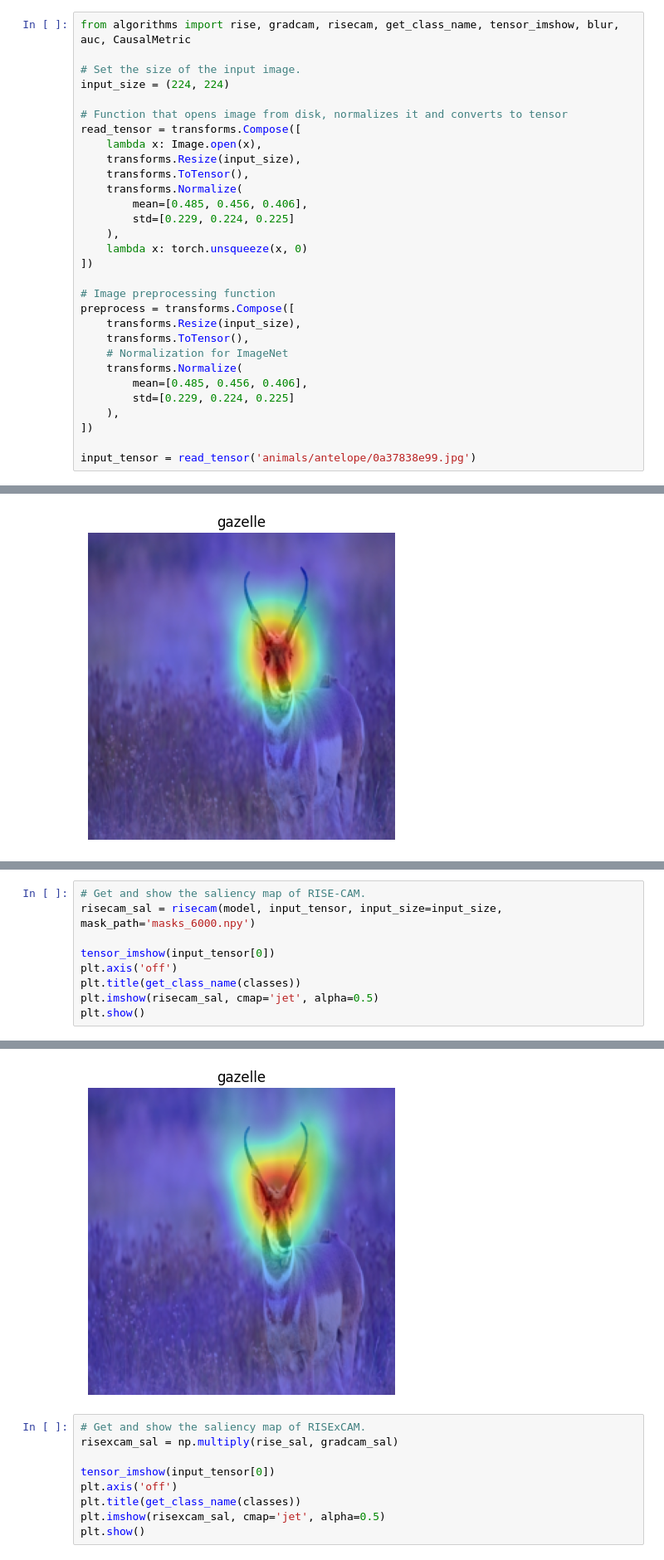
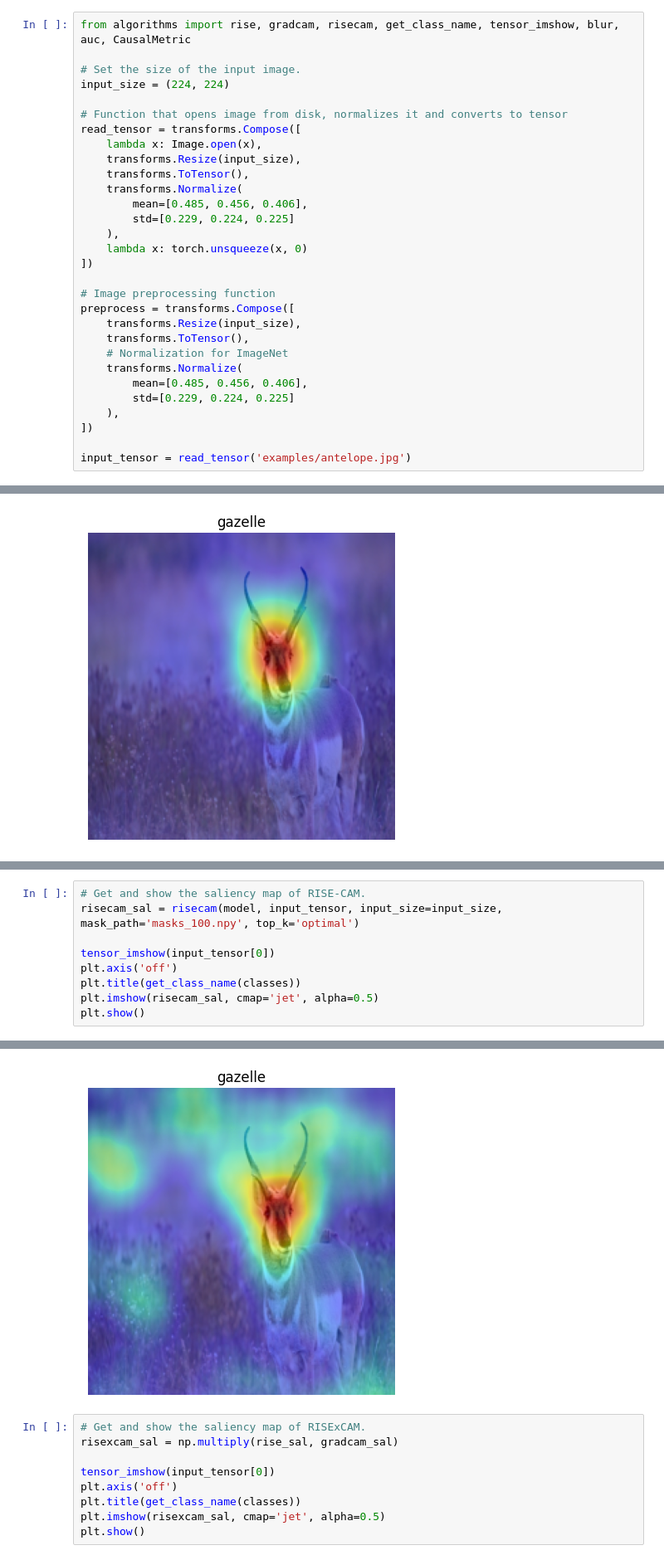
Before and after one commit to jerry2137/RISE-CAM, a Jupyter notebook: Evaluation_RISECAM_lite.ipynb, the cells around one changed output, grey strips where cells are left out. Shown at 83% size. Drawn from its saved outputs; the diff is of its cells as text.

```diff
--- a/Evaluation_RISECAM_lite.ipynb
+++ b/Evaluation_RISECAM_lite.ipynb
@@ -57,7 +57,7 @@ preprocess = transforms.Compose([
     ),
 ])
 
-input_tensor = read_tensor('animals/antelope/0a37838e99.jpg')
+input_tensor = read_tensor('examples/antelope.jpg')
 # %% [markdown]
 ### Load black-box model
 # %%
@@ -127,17 +127,17 @@ WARNING:root:no value was provided for `target_layer`, thus set to '0.layer4'.
 # %%
 # Get and show the saliency map of RISE-CAM.
-risecam_sal = risecam(model, input_tensor, input_size=input_size, mask_path='masks_6000.npy')
+risecam_sal = risecam(model, input_tensor, input_size=input_size, mask_path='masks_100.npy', top_k='optimal')
 
 tensor_imshow(input_tensor[0])
 plt.axis('off')
 plt.title(get_class_name(classes))
 plt.imshow(risecam_sal, cmap='jet', alpha=0.5)
 plt.show()
 # %% [output]
 WARNING:root:no value was provided for `target_layer`, thus set to '0.layer4'.
 WARNING:root:no value was provided for `target_layer`, thus set to '0.layer4'.
 best value for k is: 1
-[figure, old version]
+[figure, new version]
 # %%
 # Get and show the saliency map of RISExCAM.
 risexcam_sal = np.multiply(rise_sal, gradcam_sal)
```
Also changed, not shown: parts of 13 cells of this notebook, 2 other files.
